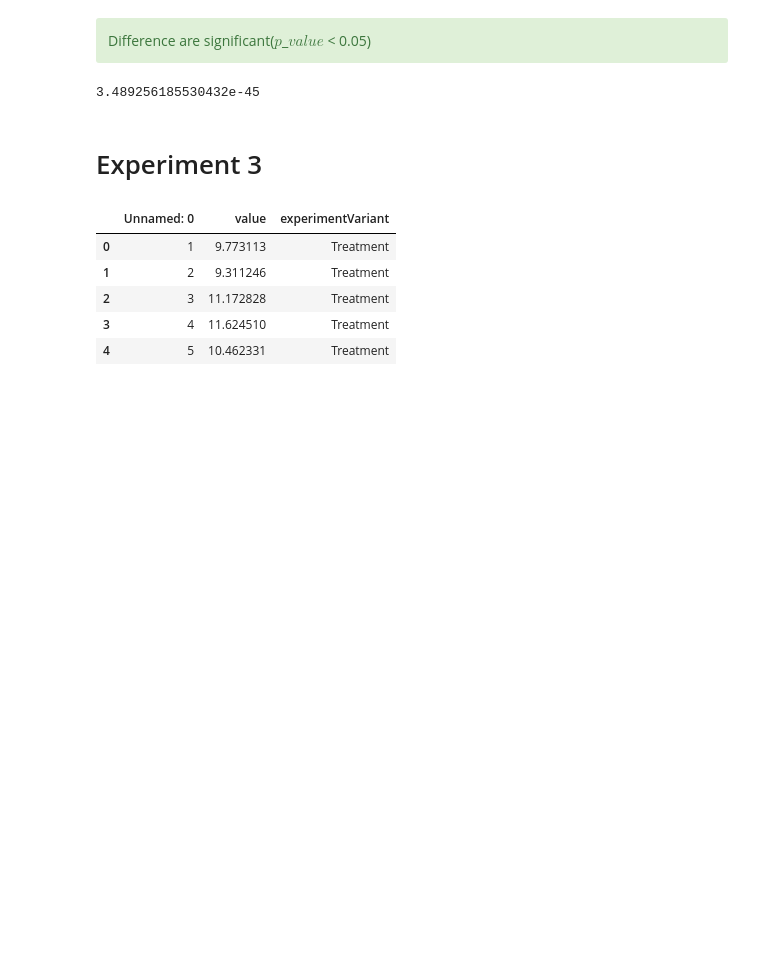
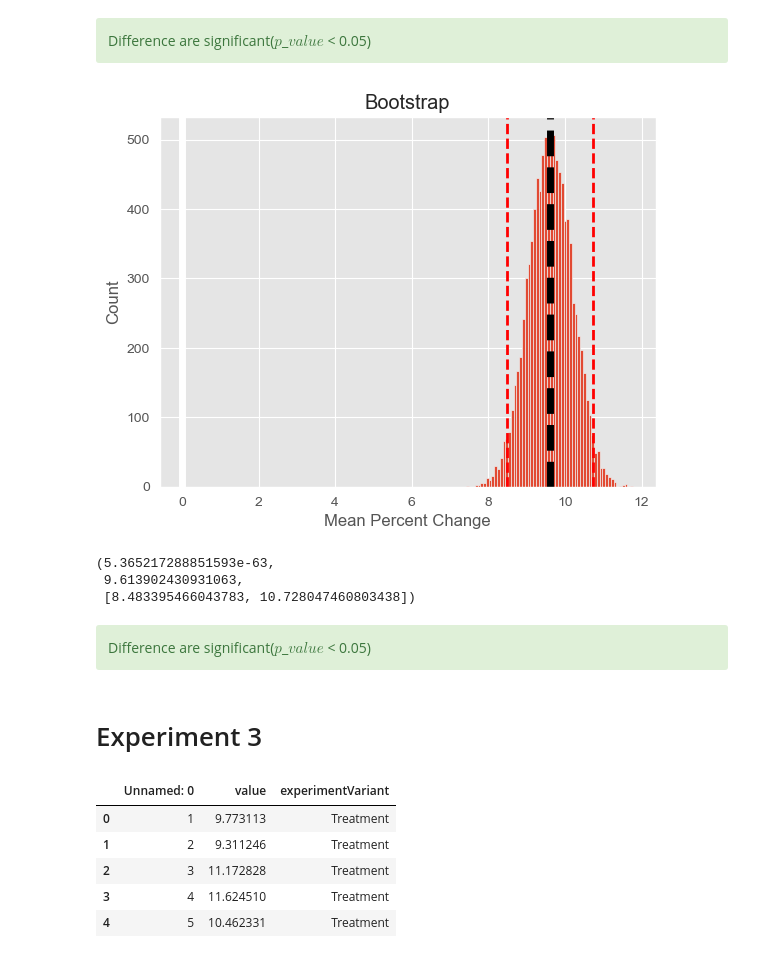
Before and after one commit to timofeytkachenko/fastbootstrap, a Jupyter notebook: bootstrap_experiment.ipynb, the cells around one changed output. Cells and saved outputs as stored; diff of their text form; code cells hidden in the pictures; blank space fills up the shorter version.

Commit message:
compare_functions: mean_percent_change added

```diff
--- a/bootstrap_experiment.ipynb
+++ b/bootstrap_experiment.ipynb
@@ -131,10 +131,19 @@ p_value, bootstrap_difference_mean, bootstrap_confidence_interval
 display_markdown_cell_by_significance(p_value)
 # %% [output]
 <div class="alert alert-block alert-success">Difference are significant($p$_$value$ < 0.05)</div>
-# %%
-p_value
-# %% [output]
-3.489256185530432e-45
+# %%
+p_value, bootstrap_difference_mean, bootstrap_confidence_interval, \
+    bootstrap_difference_distribution = bootstrap(ctrl, test, statistic=mean_percent_change)
+p_value, bootstrap_difference_mean, bootstrap_confidence_interval
+# %% [output]
+[figure, added]
+(5.365217288851593e-63,
+ 9.613902430931063,
+ [8.483395466043783, 10.728047460803438])
+# %%
+display_markdown_cell_by_significance(p_value)
+# %% [output]
+<div class="alert alert-block alert-success">Difference are significant($p$_$value$ < 0.05)</div>
 # %% [markdown]
 # Experiment 3
 # %%
```
Also changed, not shown: parts of 16 cells of this notebook, 1 other file.
